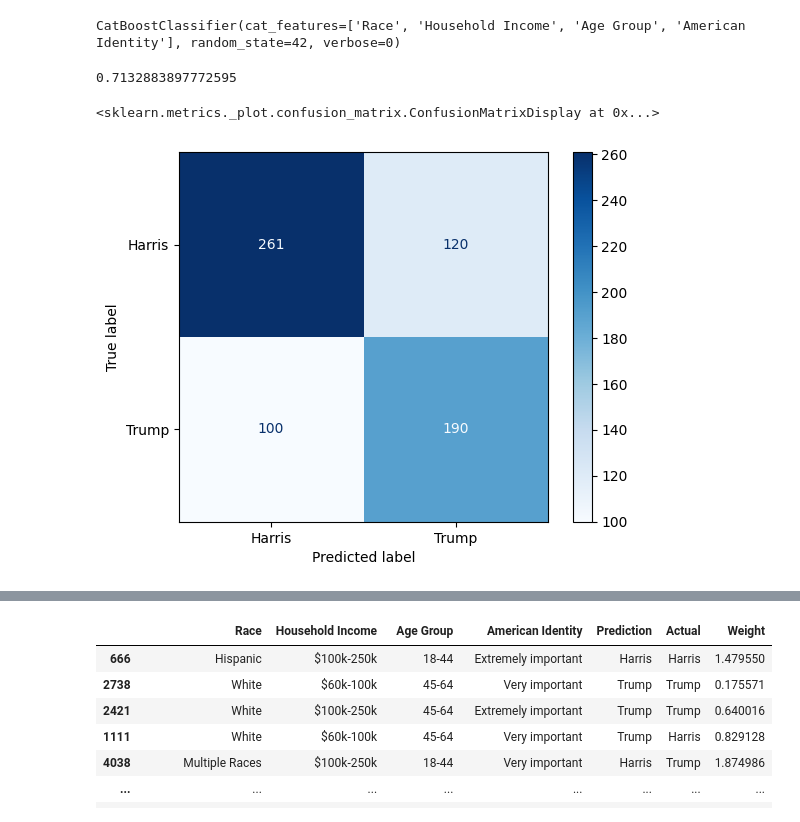
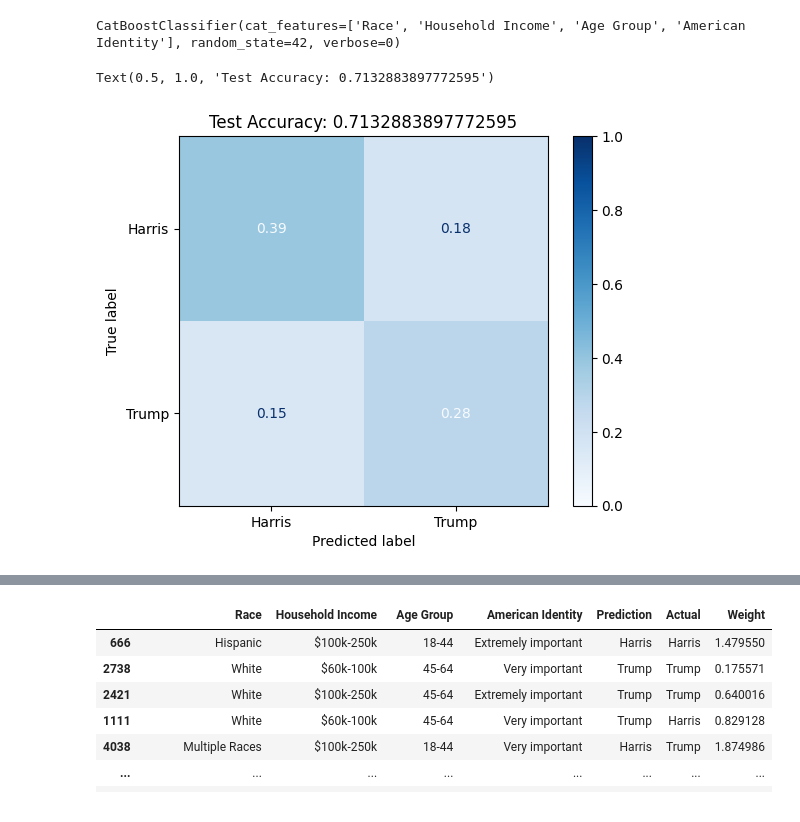
Before and after one commit to Aslan-A-M/CMSC320_Semester_Project, a Jupyter notebook: dataset/Checkpoint3/ml_analysis_organized.ipynb, the cells around one changed output, grey strips where cells are left out. Cells and saved outputs as stored; diff of their text form; code cells hidden in the pictures.

```diff
--- a/dataset/Checkpoint3/ml_analysis_organized.ipynb
+++ b/dataset/Checkpoint3/ml_analysis_organized.ipynb
@@ -273,26 +290,28 @@ Xtrain, Xtest, ytrain, ytest, wtrain, wtest = train_test_split(X, y, w, test_siz
 # %%
 # Training the Decision Tree
 categories = X.columns.tolist()
-# Use CatBoost, because it works on categorical data.
-cat_dtree_bin = CatBoostClassifier(random_state=seed,
-                               cat_features=categories,
-                               verbose = 0)
-
+# Initialize the model
+cat_dtree_bin = CatBoostClassifier(random_state=seed, cat_features=categories, verbose = 0)
+# Fit it on the training data.
 cat_dtree_bin.fit(Xtrain, ytrain, sample_weight=wtrain)
 # %% [output]
 CatBoostClassifier(cat_features=['Race', 'Household Income', 'Age Group', 'American Identity'], random_state=42, verbose=0)
 # %%
-# Evaluation on test data.
+# Evaluation on test data: we use the model to predict the Presidential Candidate
+# given the features of the test data.
 y_pred = cat_dtree_bin.predict(Xtest)
 
+# Predict the accuracy score: how many predictions were correct.
 accuracy = accuracy_score(ytest, y_pred, sample_weight=wtest)
-print(accuracy)
 
+# Print the confusion matrix.
 con_mat = confusion_matrix(ytest, y_pred)
+con_mat = con_mat / con_mat.sum()
 labels = cat_dtree_bin.classes_
 plot = ConfusionMatrixDisplay(confusion_matrix=con_mat, display_labels=labels)
 plot.plot(cmap = plt.cm.Blues)
+plot.im_.set_clim(vmin = 0, vmax = 1)
+plt.title(f"Test Accuracy: {accuracy}")
 # %% [output]
-0.7132883897772595
+Text(0.5, 1.0, 'Test Accuracy: 0.7132883897772595')
-<sklearn.metrics._plot.confusion_matrix.ConfusionMatrixDisplay at 0x...>
-[figure, old version]
+[figure, new version]
```
Also changed, not shown: parts of 26 cells of this notebook.
